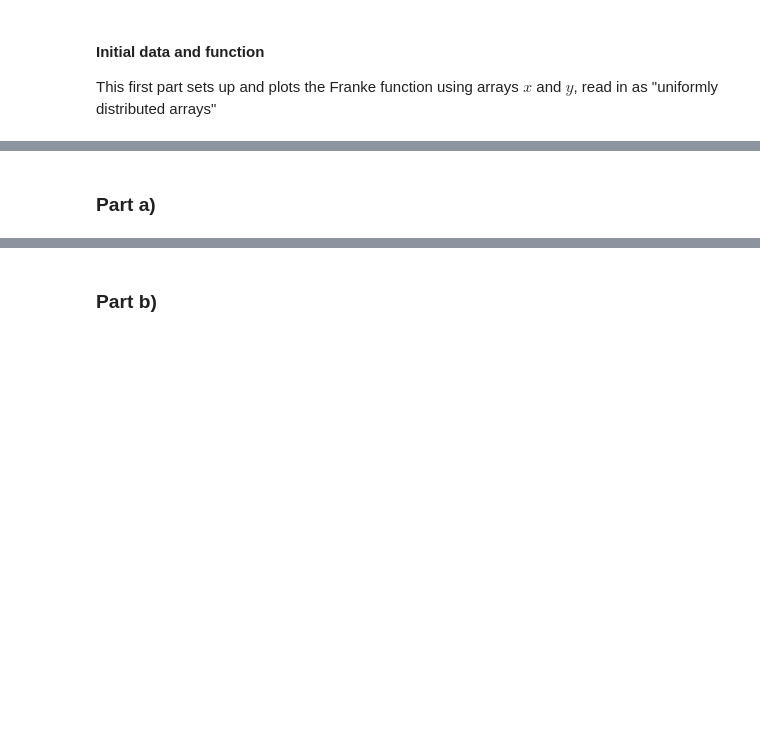
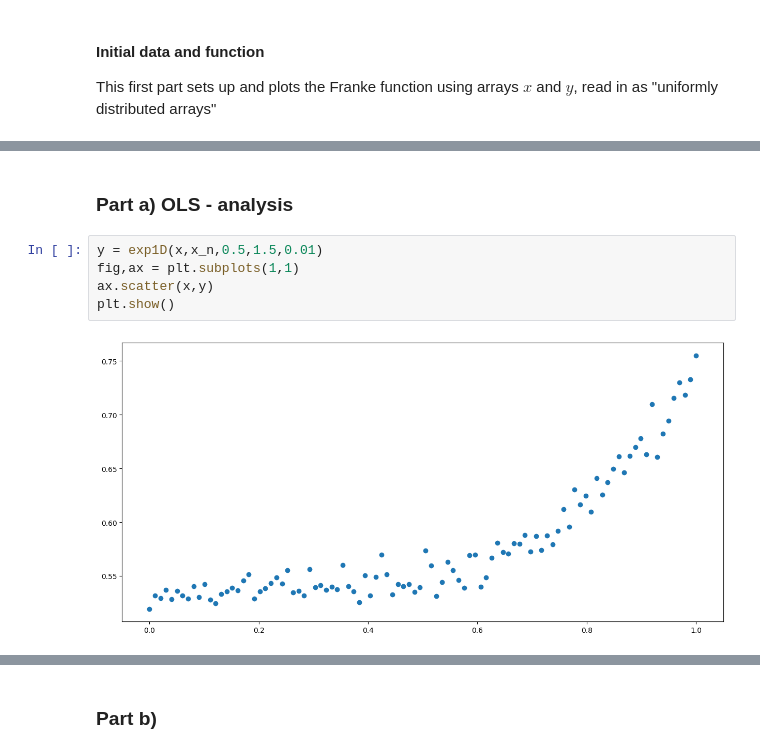
Before and after one commit to andersthorstadboe/project-1-fys-stk4155-lin-regression, a Jupyter notebook: project-1.ipynb, the cells around one changed output, grey strips where cells are left out. Saved outputs shown, nothing was run; the diff lists cells and outputs as text; blank space fills up the shorter version.

```diff
--- a/project-1.ipynb
+++ b/project-1.ipynb
@@ -53,2 +55,9 @@ f1 = ax.plot_surface(xx,yy,Z,cmap='bwr')
 # %% [markdown]
-### Part a)
+### Part a) OLS - analysis
+# %%
+y = exp1D(x,x_n,0.5,1.5,0.01)
+fig,ax = plt.subplots(1,1)
+ax.scatter(x,y)
+plt.show()
+# %% [output]
+[figure, added]
```
Also changed, not shown: parts of 4 cells of this notebook, 2 other files.
